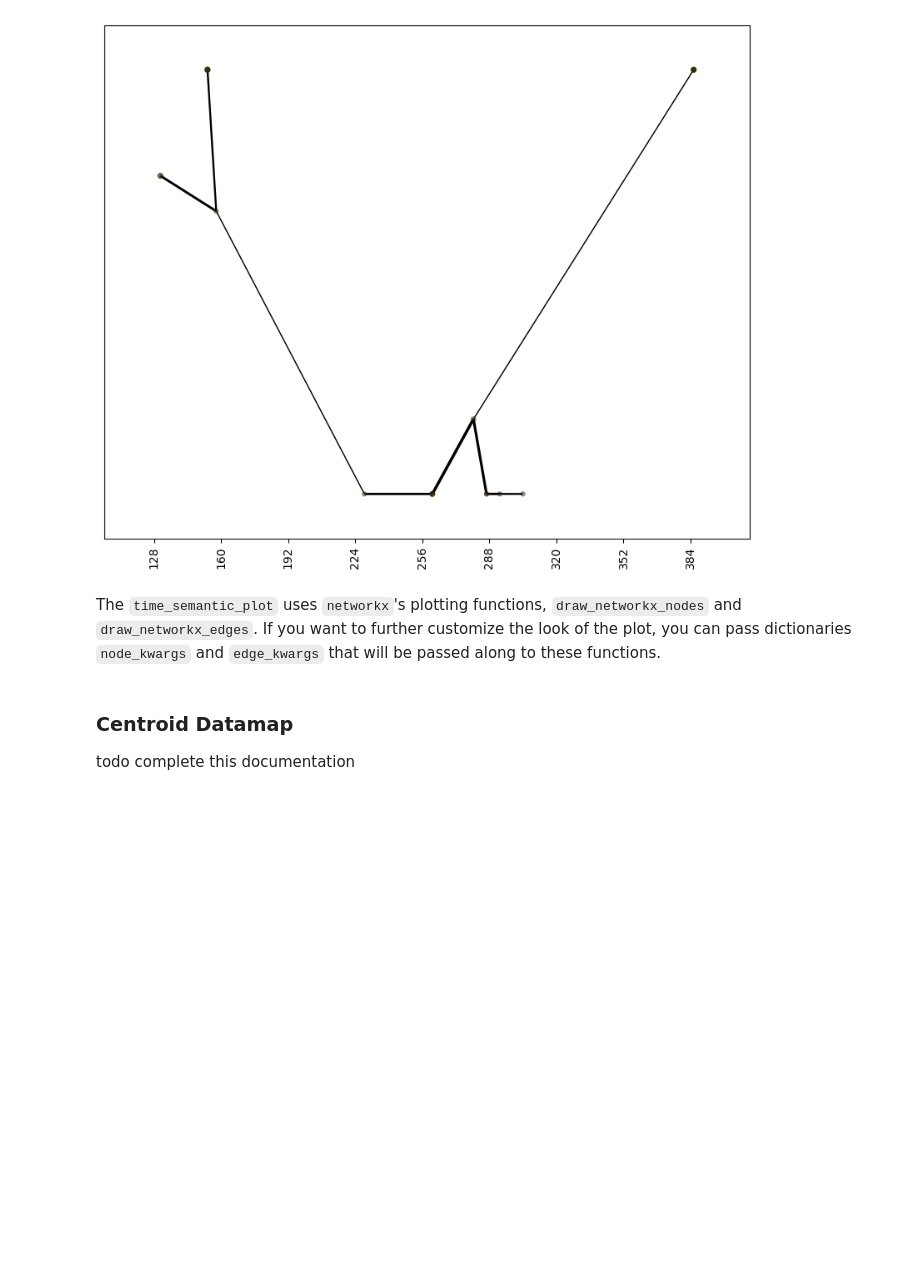
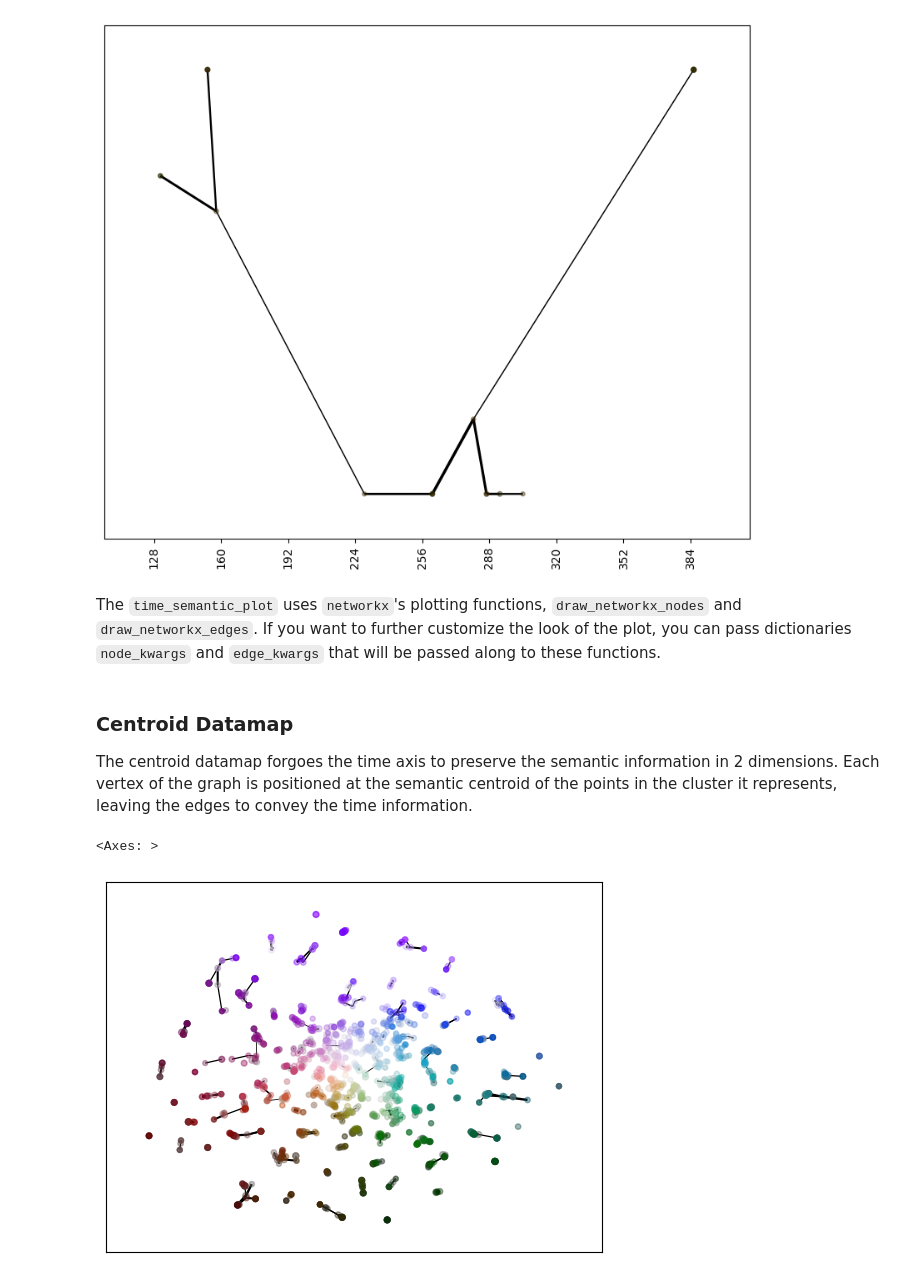
Before and after one commit to TutteInstitute/temporal-mapper, a Jupyter notebook: docs/source/visualization.ipynb, the cells around one changed output. Drawn from its saved outputs; the diff is of its cells as text; code cells hidden in the pictures; blank space fills up the shorter version.

Commit message:
Finished the visualization doc

```diff
--- a/docs/source/visualization.ipynb
+++ b/docs/source/visualization.ipynb
@@ -123,4 +129,9 @@ plt.show()
 The `time_semantic_plot` uses `networkx`'s plotting functions, `draw_networkx_nodes` and `draw_networkx_edges`. If you want to further customize the look of the plot, you can pass dictionaries `node_kwargs` and `edge_kwargs` that will be passed along to these functions.
 # %% [markdown]
 ### Centroid Datamap
-todo complete this documentation
+The centroid datamap forgoes the time axis to preserve the semantic information in 2 dimensions. Each vertex of the graph is positioned at the semantic centroid of the points in the cluster it represents, leaving the edges to convey the time information.
+# %%
+tmutils.centroid_datamap(TM, bundle=False)
+# %% [output]
+<Axes: >
+[figure, added]
```
Also changed, not shown: parts of 6 cells of this notebook.
